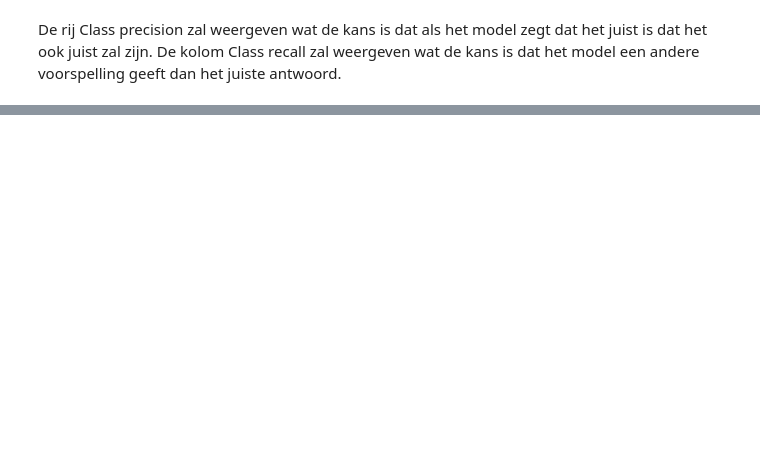
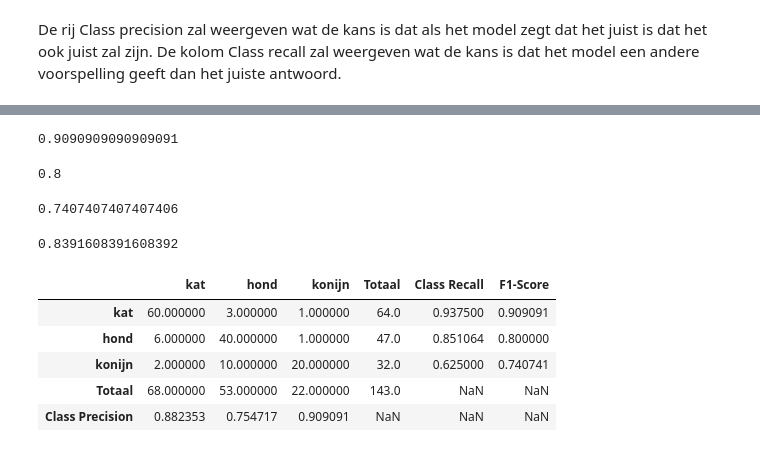
Before and after one commit to zouffke/Datascience2, a Jupyter notebook: p4/2_evaluatiemetrieken/Samenvatting.ipynb, the cells around one changed output, grey strips where cells are left out. Drawn from its saved outputs; the diff is of its cells as text; code cells hidden in the pictures; blank space fills up the shorter version.

```diff
--- a/p4/2_evaluatiemetrieken/Samenvatting.ipynb
+++ b/p4/2_evaluatiemetrieken/Samenvatting.ipynb
@@ -151,0 +156,20 @@ De kolom Class recall zal weergeven wat de kans is dat het model een andere voor
+# %%
+f1_score(cm, "kat")
+f1_score(cm, "hond")
+f1_score(cm, "konijn")
+# %% [output]
+0.9090909090909091
+0.8
+0.7407407407407406
+# %%
+acc, comb = evaluate(cm)
+acc
+comb
+# %% [output]
+0.8391608391608392
+|  | kat | hond | konijn | Totaal | Class Recall | F1-Score |
+| kat | 60.000000 | 3.000000 | 1.000000 | 64.0 | 0.937500 | 0.909091 |
+| hond | 6.000000 | 40.000000 | 1.000000 | 47.0 | 0.851064 | 0.800000 |
+| konijn | 2.000000 | 10.000000 | 20.000000 | 32.0 | 0.625000 | 0.740741 |
+| Totaal | 68.000000 | 53.000000 | 22.000000 | 143.0 | NaN | NaN |
+| Class Precision | 0.882353 | 0.754717 | 0.909091 | NaN | NaN | NaN |
```
Also changed, not shown: parts of 17 cells of this notebook, 3 other files.
